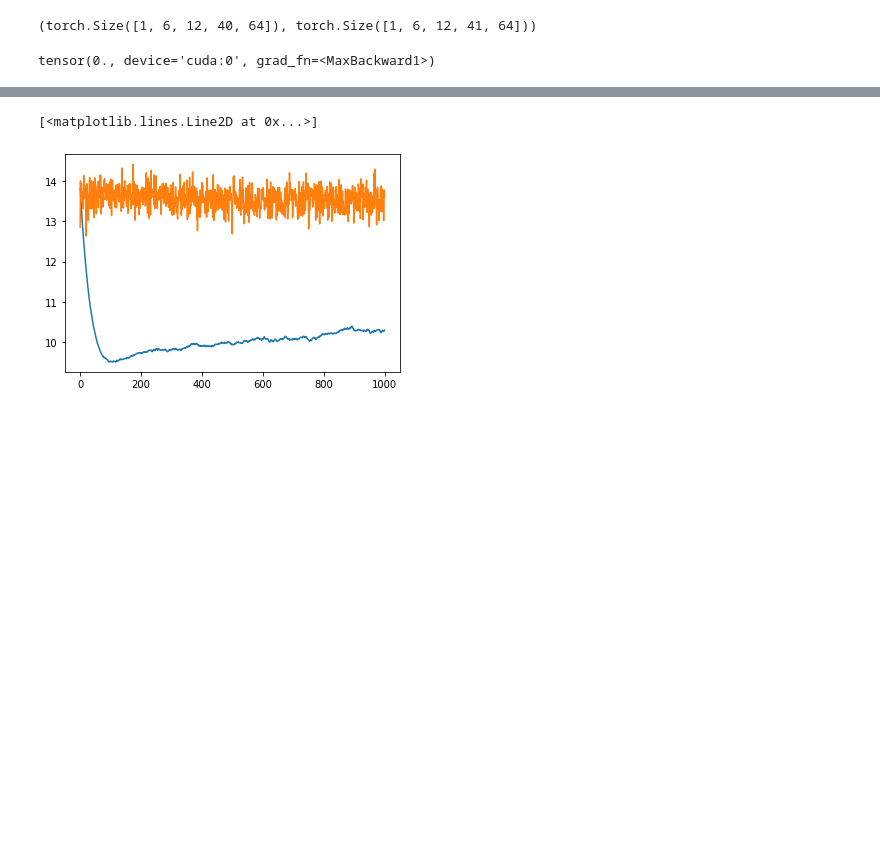
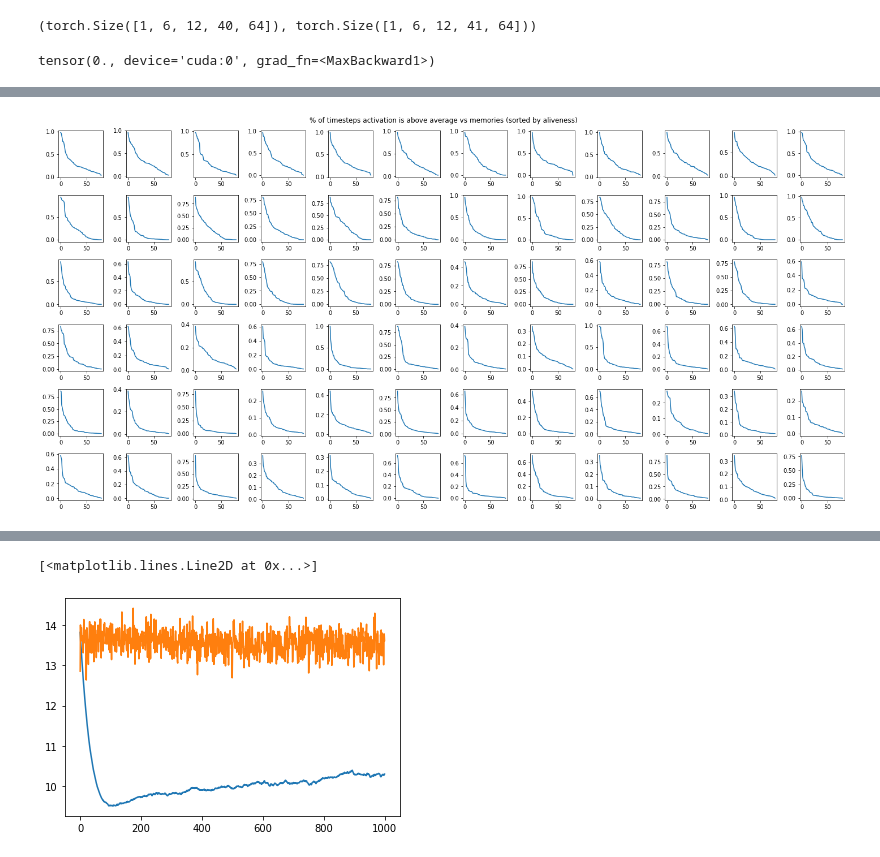
Before and after one commit to akarshkumar0101/transformer-memory, a Jupyter notebook: dead_memories.ipynb, the cells around one changed output, grey strips where cells are left out. Cells and saved outputs as stored; diff of their text form; code cells hidden in the pictures; blank space fills up the shorter version.

Commit message:
diverse healthy set of memories working

```diff
--- a/dead_memories.ipynb
+++ b/dead_memories.ipynb
@@ -153,0 +239,23 @@ Find logs at: ./wandb/run-20220628_185108-1psfw695/logs
+# %%
+a = data['step_size']
+b = (a>a.mean(dim=(-1), keepdim=True)).float().mean(dim=0)
+# b = a.mean(dim=0)
+# b = (a>a.median(dim=(-1), keepdim=True).values).float().mean(dim=0)
+b = b.sort(dim=-1, descending=True).values
+
+fig = plt.figure(figsize=(20, 10))
+i=0
+for idx_layer in range(6):
+    for idx_head in range(12):
+        i+=1
+        plt.subplot(6, 12, i)
+        plt.plot(to_np(b[idx_layer,idx_head]), label=f'{idx_layer} {idx_head}')
+        # plt.yscale('log')
+        # plt.ylim(b.min().item(), b.max().item())
+
+plt.suptitle('% of timesteps activation is above average vs memories (sorted by aliveness)')
+plt.tight_layout()
+
+# wandb.log({'step_size vs time': wandb.Image(plt)})
+# %% [output]
+[figure, added]
```
Also changed, not shown: parts of 27 cells of this notebook, 4 other files.
